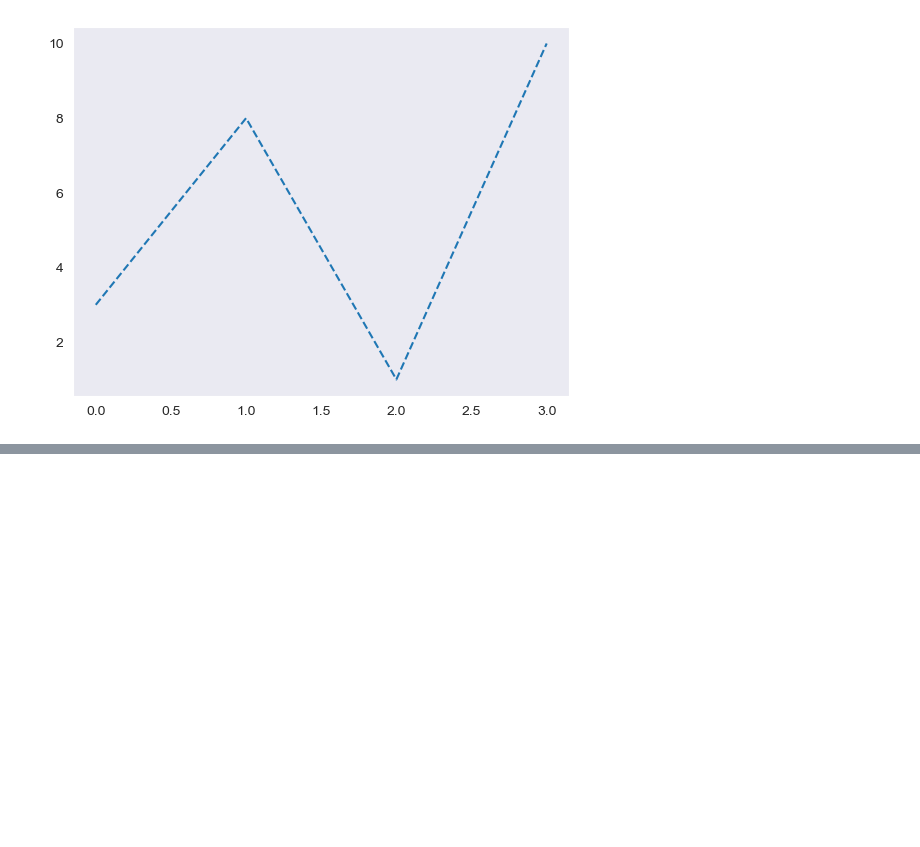
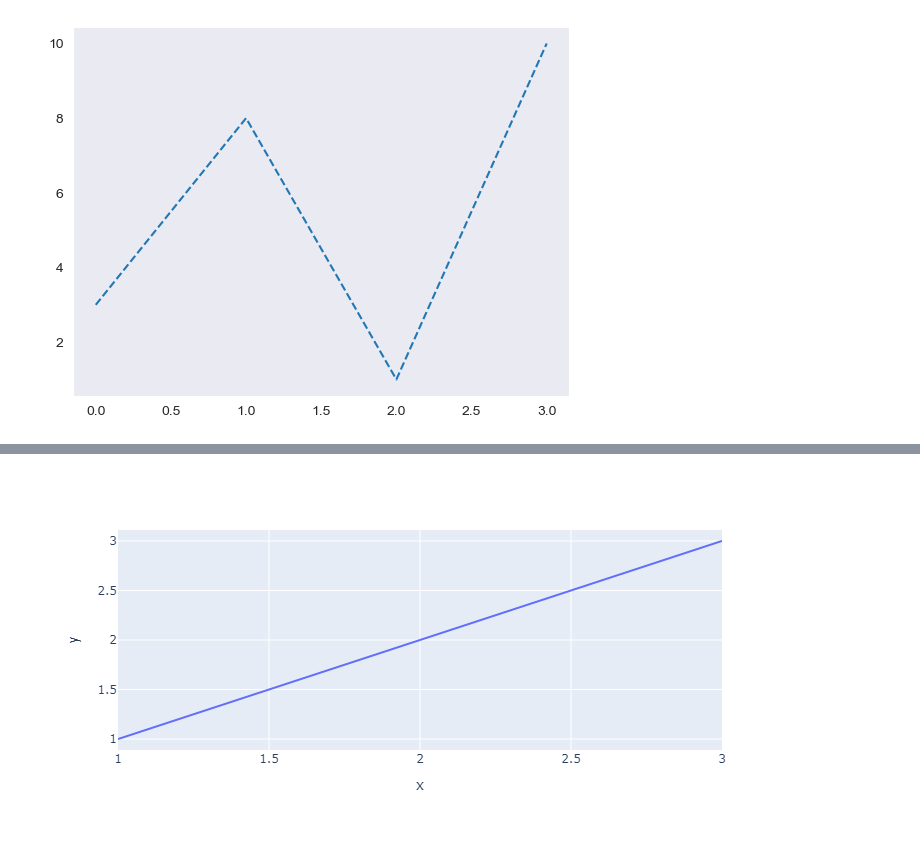
Before and after one commit to Eslem-akmn/Machine-Learning, a Jupyter notebook: Ders-1/ders1.ipynb, the cells around one changed output, grey strips where cells are left out. Cells and saved outputs as stored; diff of their text form; code cells hidden in the pictures; blank space fills up the shorter version.

```diff
--- a/Ders-1/ders1.ipynb
+++ b/Ders-1/ders1.ipynb
@@ -98,0 +127,10 @@ plt.show()
+# %%
+import plotly.express as px
+
+
+# Creating the Figure instance
+fig = px.line(x=[1, 2, 3], y=[1, 2, 3])
+
+# showing the plot
+fig.show()
+# %% [output]
@@ -98,0 +138 @@ plt.show()
+[figure, added]
```
Also changed, not shown: parts of 7 cells of this notebook.
